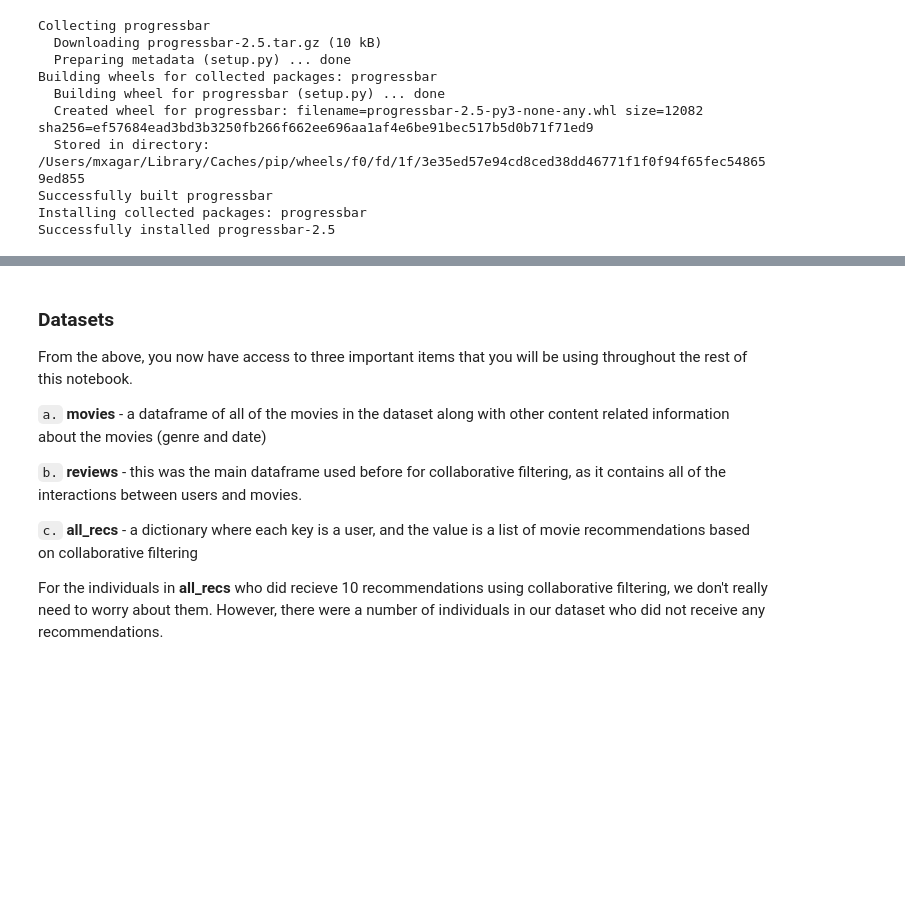
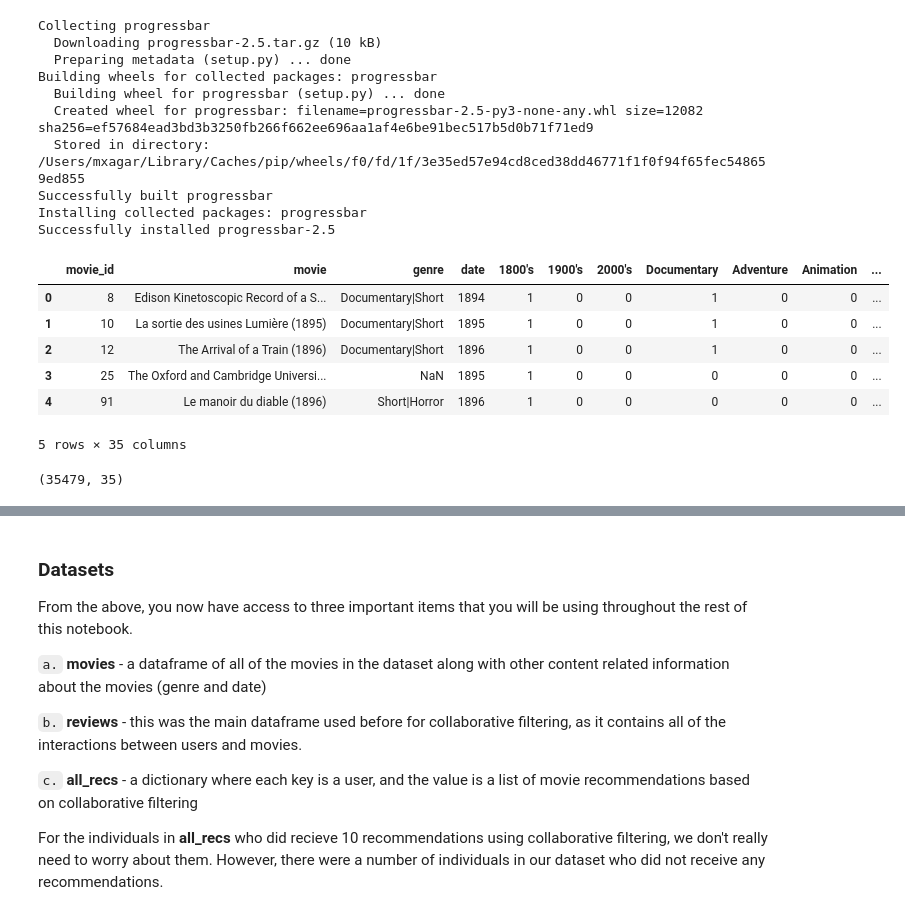
Before and after one commit to mxagar/data_science_udacity, a Jupyter notebook: 04_ExperimentalDesign_RecSys/lab/Recommendations/01_Intro_to_Recommendations/5_Content Based Recommendations.ipynb, the cells around one changed output, grey strips where cells are left out. Saved outputs shown, nothing was run; the diff lists cells and outputs as text; code cells hidden in the pictures; blank space fills up the shorter version.

```diff
--- a/04_ExperimentalDesign_RecSys/lab/Recommendations/01_Intro_to_Recommendations/5_Content Based Recommendations.ipynb
+++ b/04_ExperimentalDesign_RecSys/lab/Recommendations/01_Intro_to_Recommendations/5_Content Based Recommendations.ipynb
@@ -38,3 +37,17 @@ reviews = pd.read_csv('reviews_clean.csv')
 
 del movies['Unnamed: 0']
 del reviews['Unnamed: 0']
+# %%
+movies.head()
+# %% [output]
+|  | movie_id | movie | genre | date | 1800's | 1900's | 2000's | Documentary | Adventure | Animation | ... |
+| 0 | 8 | Edison Kinetoscopic Record of a S... | Documentary|Short | 1894 | 1 | 0 | 0 | 1 | 0 | 0 | ... |
+| 1 | 10 | La sortie des usines Lumière (1895) | Documentary|Short | 1895 | 1 | 0 | 0 | 1 | 0 | 0 | ... |
+| 2 | 12 | The Arrival of a Train (1896) | Documentary|Short | 1896 | 1 | 0 | 0 | 1 | 0 | 0 | ... |
+| 3 | 25 | The Oxford and Cambridge Universi... | NaN | 1895 | 1 | 0 | 0 | 0 | 0 | 0 | ... |
+| 4 | 91 | Le manoir du diable (1896) | Short|Horror | 1896 | 1 | 0 | 0 | 0 | 0 | 0 | ... |
+5 rows × 35 columns
+# %%
+movies.shape
+# %% [output]
+(35479, 35)
```
Also changed, not shown: parts of 27 cells of this notebook, 1 other file.
